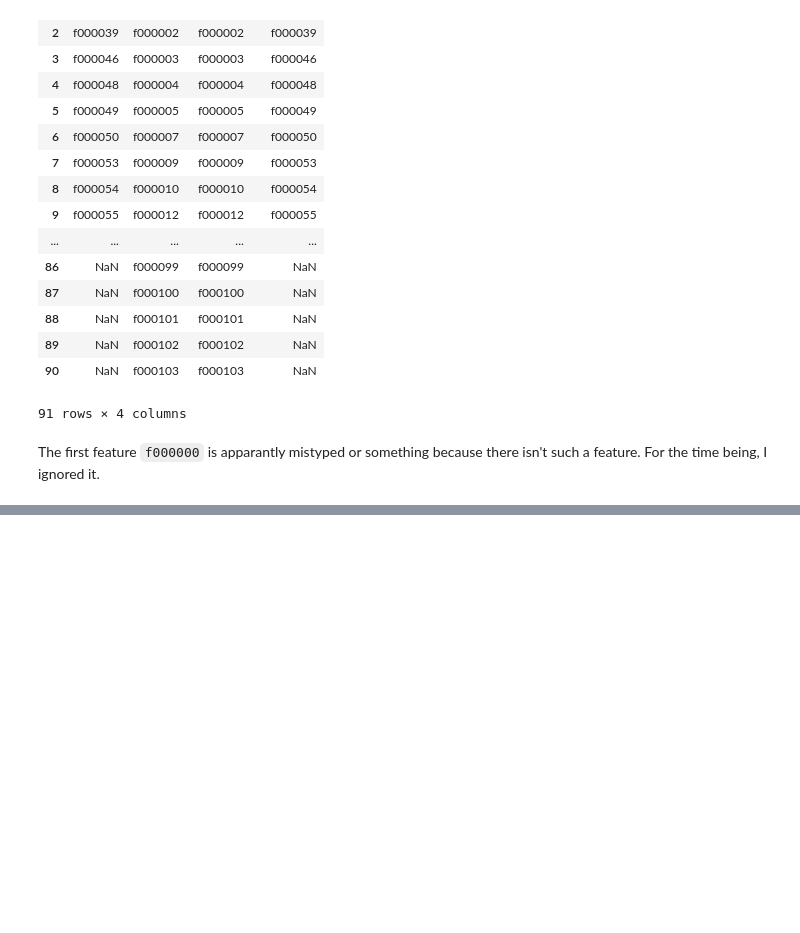
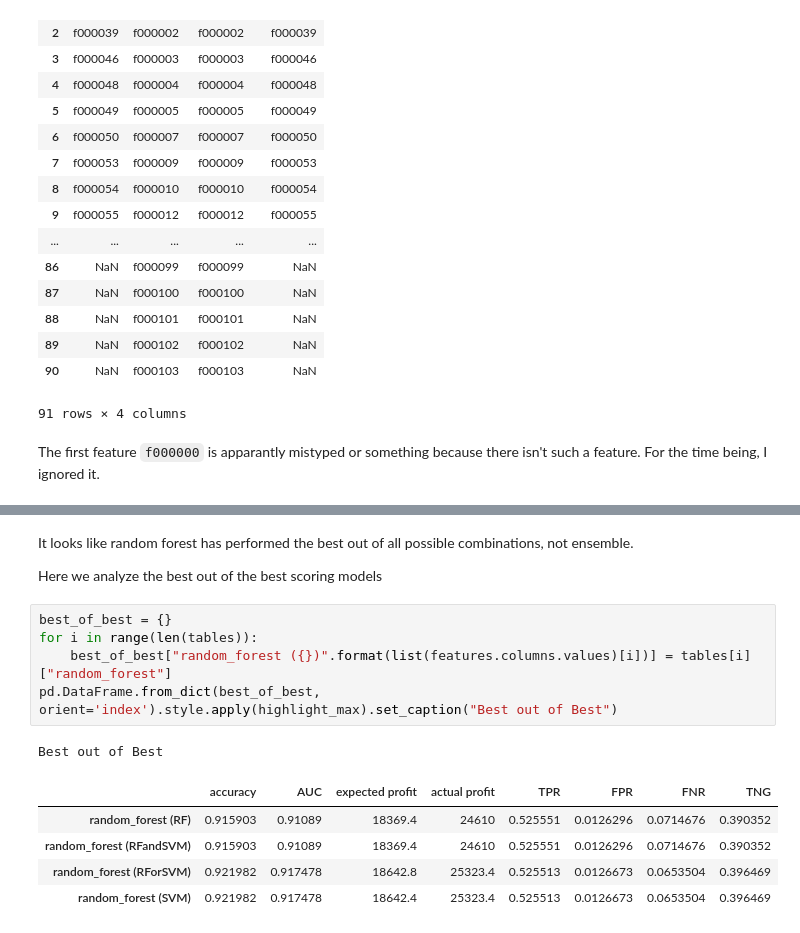
Before and after one commit to kareemjeiroudi/pattern_class_project, a Jupyter notebook: Phase02/Speech-Classifier-02.ipynb, the cells around one changed output, grey strips where cells are left out. Drawn from its saved outputs; the diff is of its cells as text; blank space fills up the shorter version.

```diff
--- a/Phase02/Speech-Classifier-02.ipynb
+++ b/Phase02/Speech-Classifier-02.ipynb
@@ -185,0 +219,16 @@ sml.plot.correlate()
+# %% [markdown]
+It looks like random forest has performed the best out of all possible combinations, not ensemble.
+
+Here we analyze the best out of the best scoring models
+# %%
+best_of_best = {}
+for i in range(len(tables)):
+    best_of_best["random_forest ({})".format(list(features.columns.values)[i])] = tables[i]["random_forest"]
+pd.DataFrame.from_dict(best_of_best, orient='index').style.apply(highlight_max).set_caption("Best out of Best")
+# %% [output]
+Best out of Best
+|  | accuracy | AUC | expected profit | actual profit | TPR | FPR | FNR | TNG |
+| random_forest (RF) | 0.915903 | 0.91089 | 18369.4 | 24610 | 0.525551 | 0.0126296 | 0.0714676 | 0.390352 |
+| random_forest (RFandSVM) | 0.915903 | 0.91089 | 18369.4 | 24610 | 0.525551 | 0.0126296 | 0.0714676 | 0.390352 |
+| random_forest (RForSVM) | 0.921982 | 0.917478 | 18642.8 | 25323.4 | 0.525513 | 0.0126673 | 0.0653504 | 0.396469 |
+| random_forest (SVM) | 0.921982 | 0.917478 | 18642.4 | 25323.4 | 0.525513 | 0.0126673 | 0.0653504 | 0.396469 |
```
Also changed, not shown: parts of 24 cells of this notebook, 9 other files.
